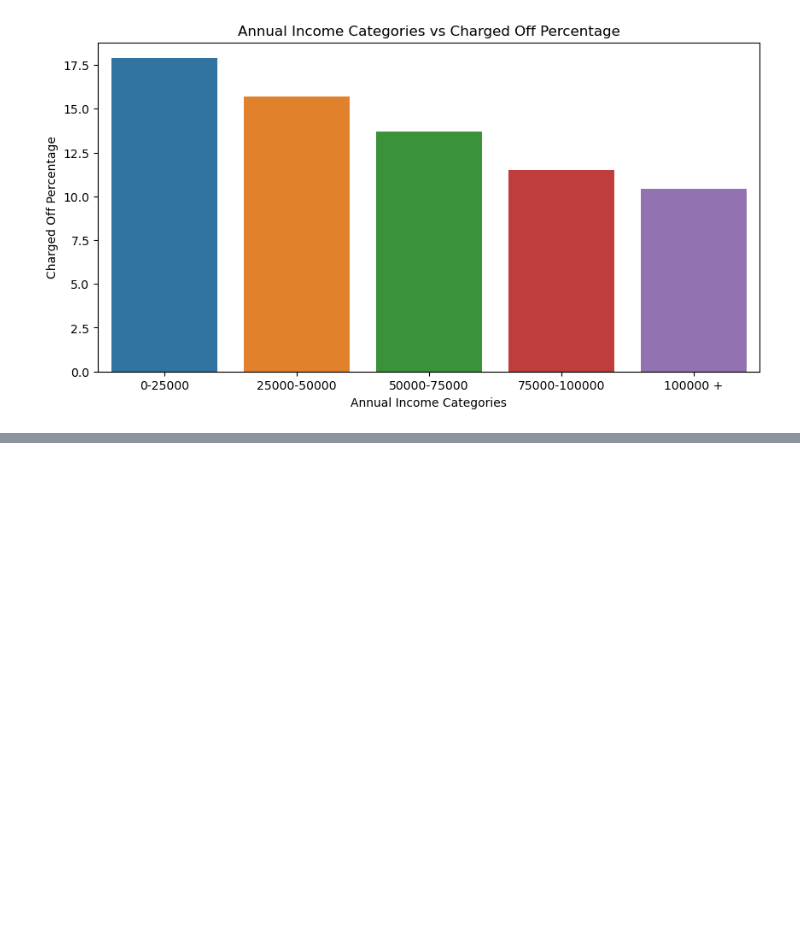
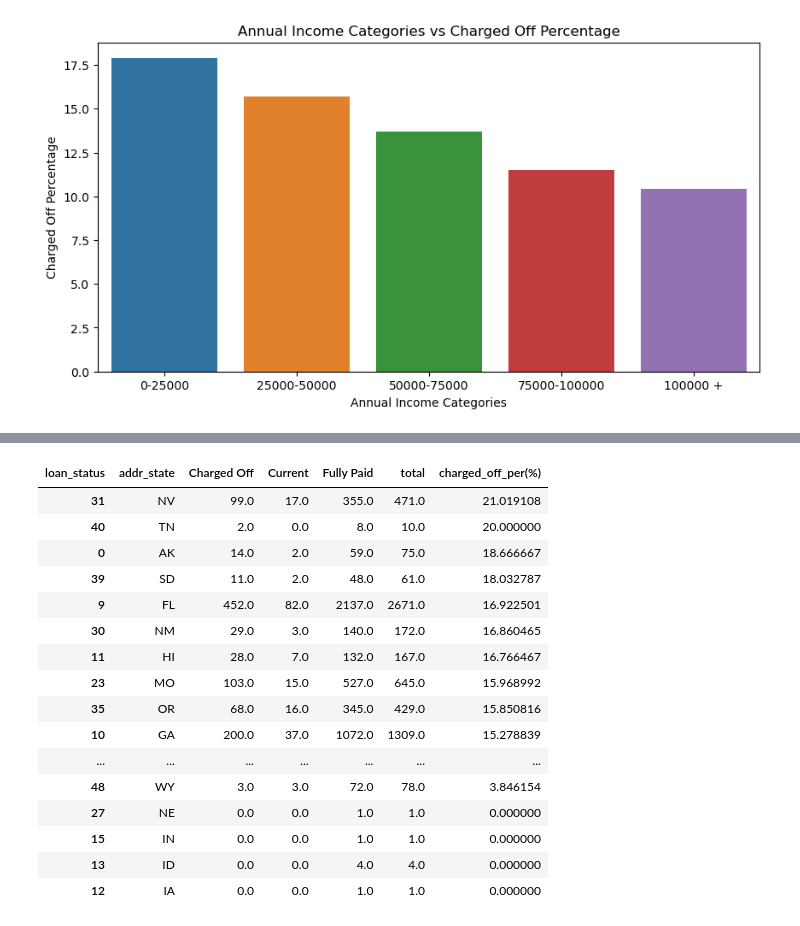
Before and after one commit to shootingStar10/EPGP-IIITB, a Jupyter notebook: Lending Club Case Study Main.ipynb, the cells around one changed output, grey strips where cells are left out. Cells and saved outputs as stored; diff of their text form; code cells hidden in the pictures; blank space fills up the shorter version.

```diff
--- a/Lending Club Case Study Main.ipynb
+++ b/Lending Club Case Study Main.ipynb
@@ -719,0 +792,28 @@ plt.show()
+# %%
+basis_of_segmentation = ['addr_state', 'loan_status']
+
+df = data.groupby(by = basis_of_segmentation)['loan_status'].count().unstack().fillna(0).reset_index()
+
+df['total'] = df['Charged Off'] + df['Current'] + df['Fully Paid']
+df['charged_off_per(%)'] = (df['Charged Off'] / df['total']) * 100
+df = df.sort_values('charged_off_per(%)', ascending=False)
+
+df
+# %% [output]
+| loan_status | addr_state | Charged Off | Current | Fully Paid | total | charged_off_per(%) |
+| 31 | NV | 99.0 | 17.0 | 355.0 | 471.0 | 21.019108 |
+| 40 | TN | 2.0 | 0.0 | 8.0 | 10.0 | 20.000000 |
+| 0 | AK | 14.0 | 2.0 | 59.0 | 75.0 | 18.666667 |
+| 39 | SD | 11.0 | 2.0 | 48.0 | 61.0 | 18.032787 |
+| 9 | FL | 452.0 | 82.0 | 2137.0 | 2671.0 | 16.922501 |
+| 30 | NM | 29.0 | 3.0 | 140.0 | 172.0 | 16.860465 |
+| 11 | HI | 28.0 | 7.0 | 132.0 | 167.0 | 16.766467 |
+| 23 | MO | 103.0 | 15.0 | 527.0 | 645.0 | 15.968992 |
+| 35 | OR | 68.0 | 16.0 | 345.0 | 429.0 | 15.850816 |
+| 10 | GA | 200.0 | 37.0 | 1072.0 | 1309.0 | 15.278839 |
+| ... | ... | ... | ... | ... | ... | ... |
+| 48 | WY | 3.0 | 3.0 | 72.0 | 78.0 | 3.846154 |
+| 27 | NE | 0.0 | 0.0 | 1.0 | 1.0 | 0.000000 |
+| 15 | IN | 0.0 | 0.0 | 1.0 | 1.0 | 0.000000 |
+| 13 | ID | 0.0 | 0.0 | 4.0 | 4.0 | 0.000000 |
+| 12 | IA | 0.0 | 0.0 | 1.0 | 1.0 | 0.000000 |
```
Also changed, not shown: parts of 16 cells of this notebook.
